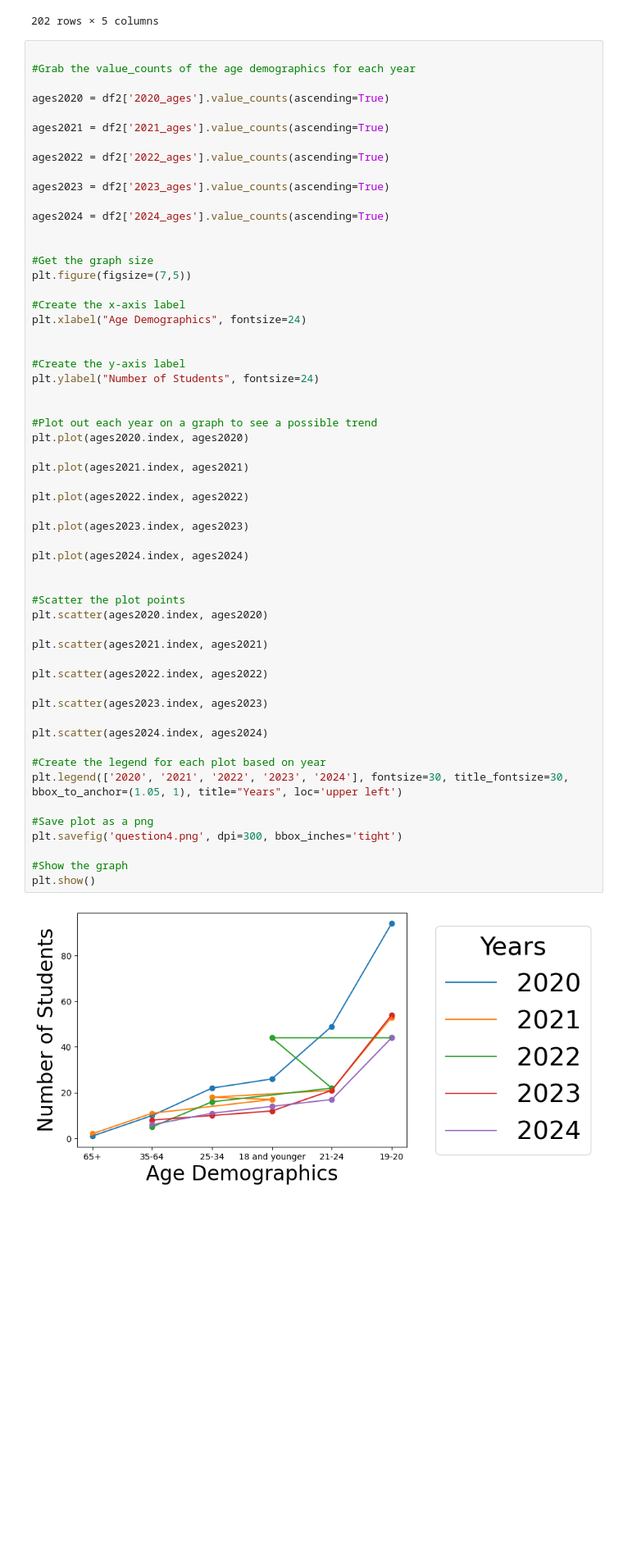
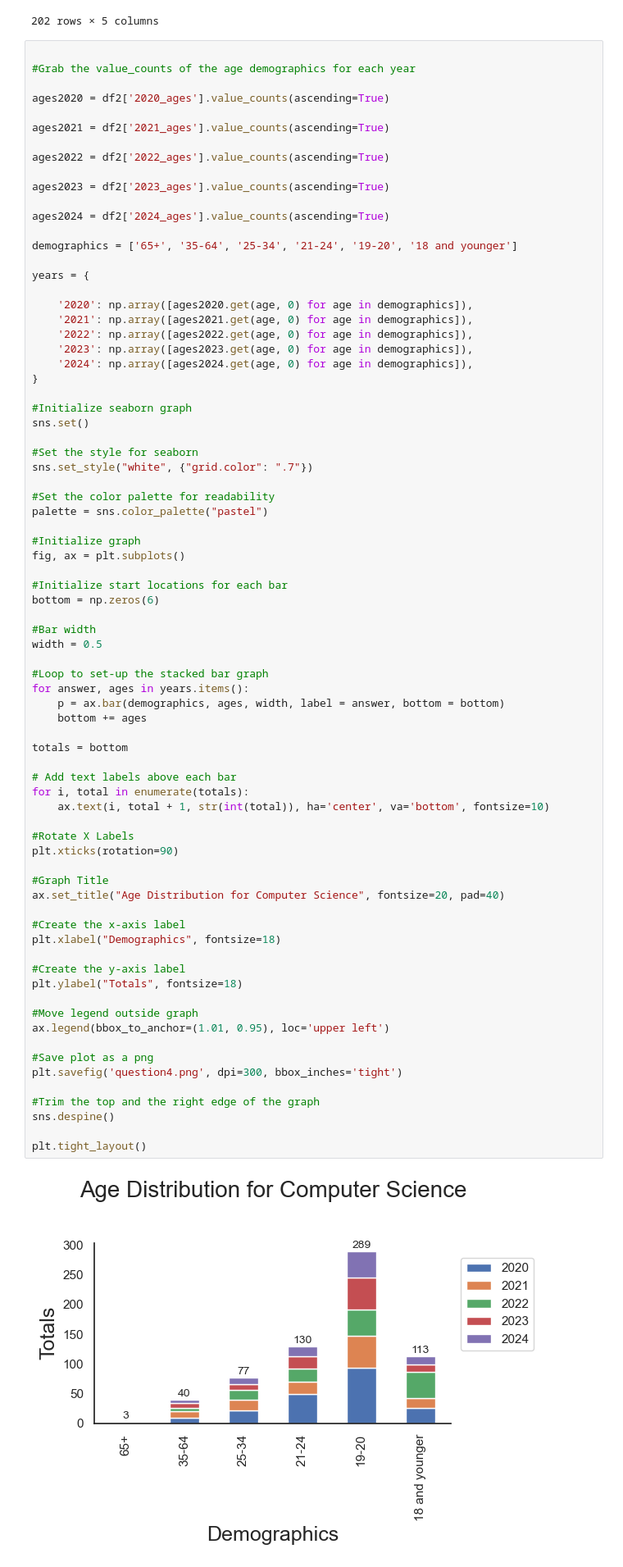
Before and after one commit to ccmjvelardi/Project-1---College-Recruitment-Improvement-Study, a Jupyter notebook: Data_Science_Project_#1/survey_plots.ipynb, the cells around one changed output. Shown: that part at 82% size. Cells and saved outputs as stored; diff of their text form; blank space fills up the shorter version.

```diff
--- a/Data_Science_Project_#1/survey_plots.ipynb
+++ b/Data_Science_Project_#1/survey_plots.ipynb
@@ -369,60 +391,79 @@ df2
 # %%
 
 #Grab the value_counts of the age demographics for each year
 
 ages2020 = df2['2020_ages'].value_counts(ascending=True)
 
 ages2021 = df2['2021_ages'].value_counts(ascending=True)
 
 ages2022 = df2['2022_ages'].value_counts(ascending=True)
 
 ages2023 = df2['2023_ages'].value_counts(ascending=True)
 
 ages2024 = df2['2024_ages'].value_counts(ascending=True)
 
+demographics = ['65+', '35-64', '25-34', '21-24', '19-20', '18 and younger']
 
-#Get the graph size
-plt.figure(figsize=(7,5))
+years = {
+
+    '2020': np.array([ages2020.get(age, 0) for age in demographics]),
+    '2021': np.array([ages2021.get(age, 0) for age in demographics]),
+    '2022': np.array([ages2022.get(age, 0) for age in demographics]),
+    '2023': np.array([ages2023.get(age, 0) for age in demographics]),
+    '2024': np.array([ages2024.get(age, 0) for age in demographics]),
+}
+
+#Initialize seaborn graph
+sns.set()
+
+#Set the style for seaborn
+sns.set_style("white", {"grid.color": ".7"})
+
+#Set the color palette for readability
+palette = sns.color_palette("pastel")
+
+#Initialize graph
+fig, ax = plt.subplots()
+
+#Initialize start locations for each bar
+bottom = np.zeros(6)
+
+#Bar width
+width = 0.5
+
+#Loop to set-up the stacked bar graph
+for answer, ages in years.items():
+    p = ax.bar(demographics, ages, width, label = answer, bottom = bottom)
+    bottom += ages
+
+totals = bottom
+
+# Add text labels above each bar
+for i, total in enumerate(totals):
+    ax.text(i, total + 1, str(int(total)), ha='center', va='bottom', fontsize=10)
+
+#Rotate X Labels
+plt.xticks(rotation=90)
+
+#Graph Title
+ax.set_title("Age Distribution for Computer Science", fontsize=20, pad=40)
 
 #Create the x-axis label
-plt.xlabel("Age Demographics", fontsize=24)
-
+plt.xlabel("Demographics", fontsize=18)
 
 #Create the y-axis label
-plt.ylabel("Number of Students", fontsize=24)
+plt.ylabel("Totals", fontsize=18)
 
-
-#Plot out each year on a graph to see a possible trend
-plt.plot(ages2020.index, ages2020)
-
-plt.plot(ages2021.index, ages2021)
-
-plt.plot(ages2022.index, ages2022)
-
-plt.plot(ages2023.index, ages2023)
-
-plt.plot(ages2024.index, ages2024)
-
-
-#Scatter the plot points
-plt.scatter(ages2020.index, ages2020)
-
-plt.scatter(ages2021.index, ages2021)
-
-plt.scatter(ages2022.index, ages2022)
-
-plt.scatter(ages2023.index, ages2023)
-
-plt.scatter(ages2024.index, ages2024)
-
-#Create the legend for each plot based on year
-plt.legend(['2020', '2021', '2022', '2023', '2024'], fontsize=30, title_fontsize=30, bbox_to_anchor=(1.05, 1), title="Years", loc='upper left')
+#Move legend outside graph
+ax.legend(bbox_to_anchor=(1.01, 0.95), loc='upper left')
 
 #Save plot as a png
 plt.savefig('question4.png', dpi=300, bbox_inches='tight')
 
-#Show the graph
-plt.show()
+#Trim the top and the right edge of the graph
+sns.despine()
+
+plt.tight_layout()
 # %% [output]
-[figure, old version]
+[figure, new version]
 # %% [markdown]
```
Also changed, not shown: parts of 8 cells of this notebook, 4 other files.
